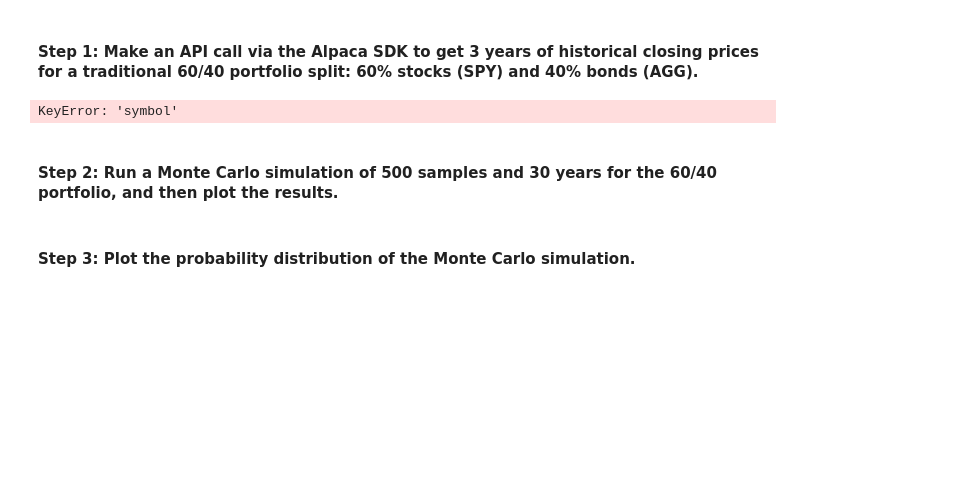
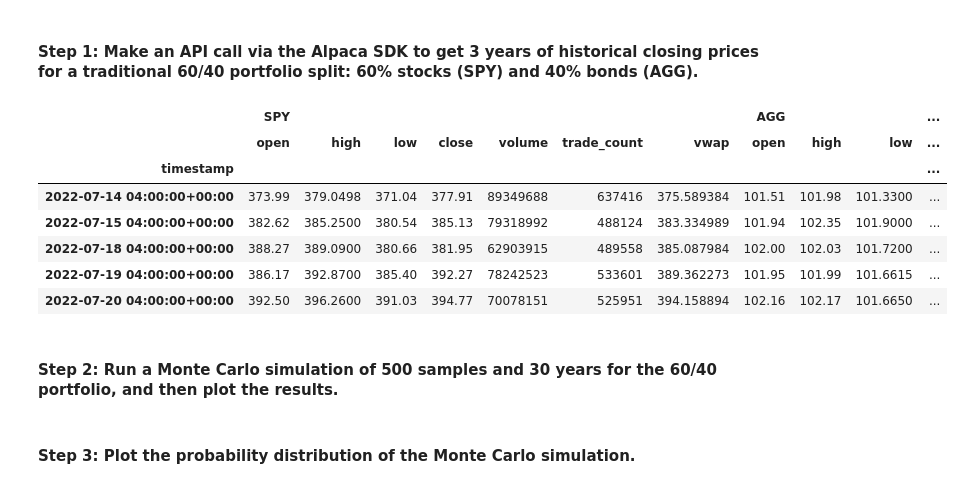
Before and after one commit to thompkjm/challenge_5, a Jupyter notebook: financial_planning_tools.ipynb, the cells around one changed output. Cells and saved outputs as stored; diff of their text form; code cells hidden in the pictures; blank space fills up the shorter version.

```diff
--- a/financial_planning_tools.ipynb
+++ b/financial_planning_tools.ipynb
@@ -427,28 +427,35 @@ end_date_monte = pd.Timestamp('2022-07-20', tz='America/New_York').isoformat()
 # %%
 # Use the Alpaca get_bars function to make the API call to get the 3 years worth of pricing data
 # The tickers and timeframe parameters should have been set in Part 1 of this activity
 # The start and end dates should be updated with the information set above
 # Remember to add the df property to the end of the call so the response is returned as a DataFrame
 prices_monte_df = alpaca.get_bars(
     tickers,
     timeframe,
     start=start_date_monte,
     end=end_date_monte
 ).df
-
+prices_monte_df
 # Reorganize the DataFrame
 # Separate ticker data
-SPY_monte = prices_df[prices_df['symbol']=='SPY'].drop('symbol',axis=1)
-AGG_monte = prices_df[prices_df['symbol']=='AGG'].drop('symbol',axis=1)
+SPY_monte = prices_monte_df[prices_monte_df['symbol']=='SPY'].drop('symbol',axis=1)
+AGG_monte = prices_monte_df[prices_monte_df['symbol']=='AGG'].drop('symbol',axis=1)
 
 # Concatenate the ticker DataFrames
 prices_monte_df = pd.concat([SPY_monte, AGG_monte], axis=1, keys=['SPY','AGG'])
 
 # Display both the first and last five rows of the DataFrame
 prices_monte_df.head()
 prices_monte_df.tail()
 # %% [output]
-KeyError: 'symbol'
+|  | SPY |  |  |  |  |  |  | AGG |  |  | ... |
+|  | open | high | low | close | volume | trade_count | vwap | open | high | low | ... |
+| timestamp |  |  |  |  |  |  |  |  |  |  | ... |
+| 2022-07-14 04:00:00+00:00 | 373.99 | 379.0498 | 371.04 | 377.91 | 89349688 | 637416 | 375.589384 | 101.51 | 101.98 | 101.3300 | ... |
+| 2022-07-15 04:00:00+00:00 | 382.62 | 385.2500 | 380.54 | 385.13 | 79318992 | 488124 | 383.334989 | 101.94 | 102.35 | 101.9000 | ... |
+| 2022-07-18 04:00:00+00:00 | 388.27 | 389.0900 | 380.66 | 381.95 | 62903915 | 489558 | 385.087984 | 102.00 | 102.03 | 101.7200 | ... |
+| 2022-07-19 04:00:00+00:00 | 386.17 | 392.8700 | 385.40 | 392.27 | 78242523 | 533601 | 389.362273 | 101.95 | 101.99 | 101.6615 | ... |
+| 2022-07-20 04:00:00+00:00 | 392.50 | 396.2600 | 391.03 | 394.77 | 70078151 | 525951 | 394.158894 | 102.16 | 102.17 | 101.6650 | ... |
 # %% [markdown]
 #### Step 2: Run a Monte Carlo simulation of 500 samples and 30 years for the 60/40 portfolio, and then plot the results.
 # %%
```
